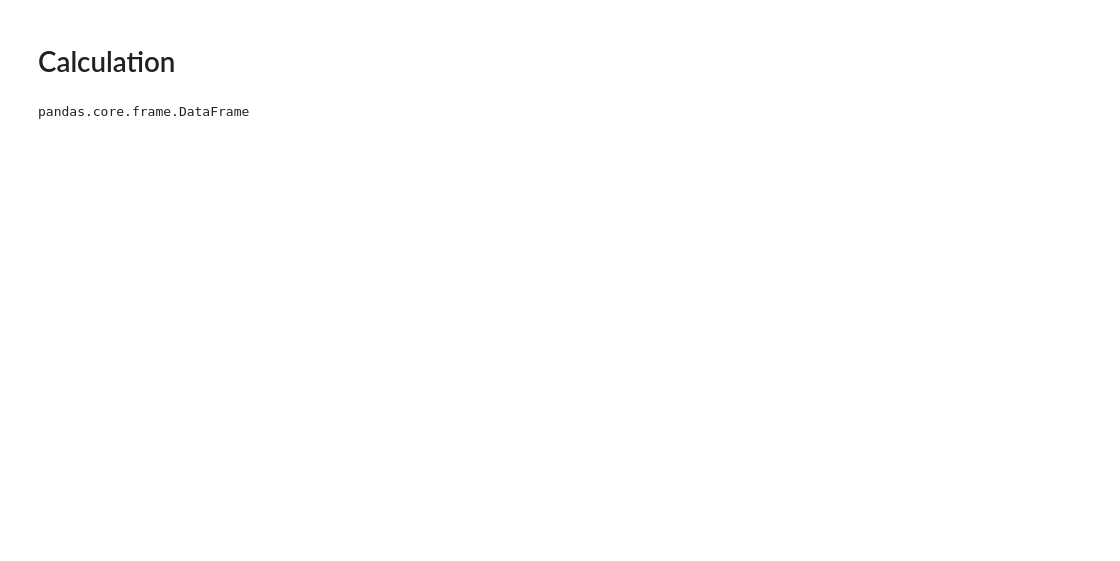
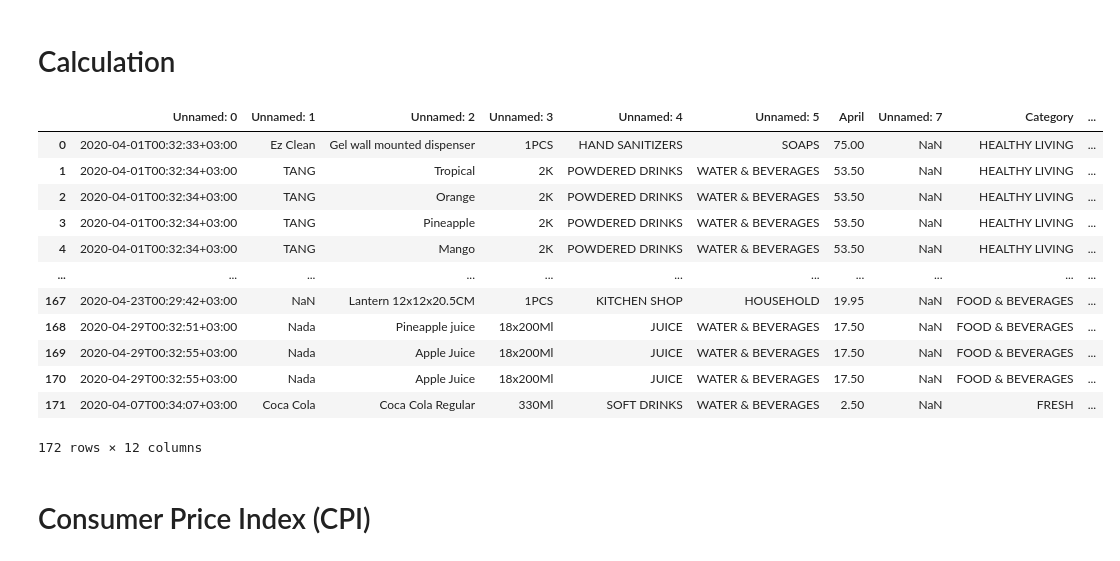
Before and after one commit to HebahAlshamlan/GASTAT-task, a Jupyter notebook: Analysis.ipynb, the cells around one changed output. Cells and saved outputs as stored; diff of their text form; code cells hidden in the pictures; blank space fills up the shorter version.

```diff
--- a/Analysis.ipynb
+++ b/Analysis.ipynb
@@ -106,10 +97,22 @@ from openpyxl import load_workbook
 file_df = pd.read_excel("tamimi_final.xlsx")
 wb = load_workbook("tamimi_final.xlsx")
 ws = wb.get_sheet_by_name('Sheet1')
-# %%
-type(file_df)
-# %% [output]
-pandas.core.frame.DataFrame
+# %%
+file_df
+# %% [output]
+|  | Unnamed: 0 | Unnamed: 1 | Unnamed: 2 | Unnamed: 3 | Unnamed: 4 | Unnamed: 5 | April | Unnamed: 7 | Category | ... |
+| 0 | 2020-04-01T00:32:33+03:00 | Ez Clean | Gel wall mounted dispenser | 1PCS | HAND SANITIZERS | SOAPS | 75.00 | NaN | HEALTHY LIVING | ... |
+| 1 | 2020-04-01T00:32:34+03:00 | TANG | Tropical | 2K | POWDERED DRINKS | WATER & BEVERAGES | 53.50 | NaN | HEALTHY LIVING | ... |
+| 2 | 2020-04-01T00:32:34+03:00 | TANG | Orange | 2K | POWDERED DRINKS | WATER & BEVERAGES | 53.50 | NaN | HEALTHY LIVING | ... |
+| 3 | 2020-04-01T00:32:34+03:00 | TANG | Pineapple | 2K | POWDERED DRINKS | WATER & BEVERAGES | 53.50 | NaN | HEALTHY LIVING | ... |
+| 4 | 2020-04-01T00:32:34+03:00 | TANG | Mango | 2K | POWDERED DRINKS | WATER & BEVERAGES | 53.50 | NaN | HEALTHY LIVING | ... |
+| ... | ... | ... | ... | ... | ... | ... | ... | ... | ... | ... |
+| 167 | 2020-04-23T00:29:42+03:00 | NaN | Lantern 12x12x20.5CM | 1PCS | KITCHEN SHOP | HOUSEHOLD | 19.95 | NaN | FOOD & BEVERAGES | ... |
+| 168 | 2020-04-29T00:32:51+03:00 | Nada | Pineapple juice | 18x200Ml | JUICE | WATER & BEVERAGES | 17.50 | NaN | FOOD & BEVERAGES | ... |
+| 169 | 2020-04-29T00:32:55+03:00 | Nada | Apple Juice | 18x200Ml | JUICE | WATER & BEVERAGES | 17.50 | NaN | FOOD & BEVERAGES | ... |
+| 170 | 2020-04-29T00:32:55+03:00 | Nada | Apple Juice | 18x200Ml | JUICE | WATER & BEVERAGES | 17.50 | NaN | FOOD & BEVERAGES | ... |
+| 171 | 2020-04-07T00:34:07+03:00 | Coca Cola | Coca Cola Regular | 330Ml | SOFT DRINKS | WATER & BEVERAGES | 2.50 | NaN | FRESH | ... |
+172 rows × 12 columns
 # %%
 April = []
 March = []
@@ -128,5 +131,7 @@ for i in range(len(file_df['April'])):
   elif (file_df['Category'][i] == 'FRESH') or (file_df['Category'][i] == 'FOOD & BEVERAGES') :
     AF.append(file_df['April'][i])
     MF.append(file_df['March'][i])
+# %% [markdown]
+#  Consumer Price Index (CPI)
 # %%
 CPI_April = (sum(April) / sum(March))*100
```
Also changed, not shown: parts of 13 cells of this notebook.
